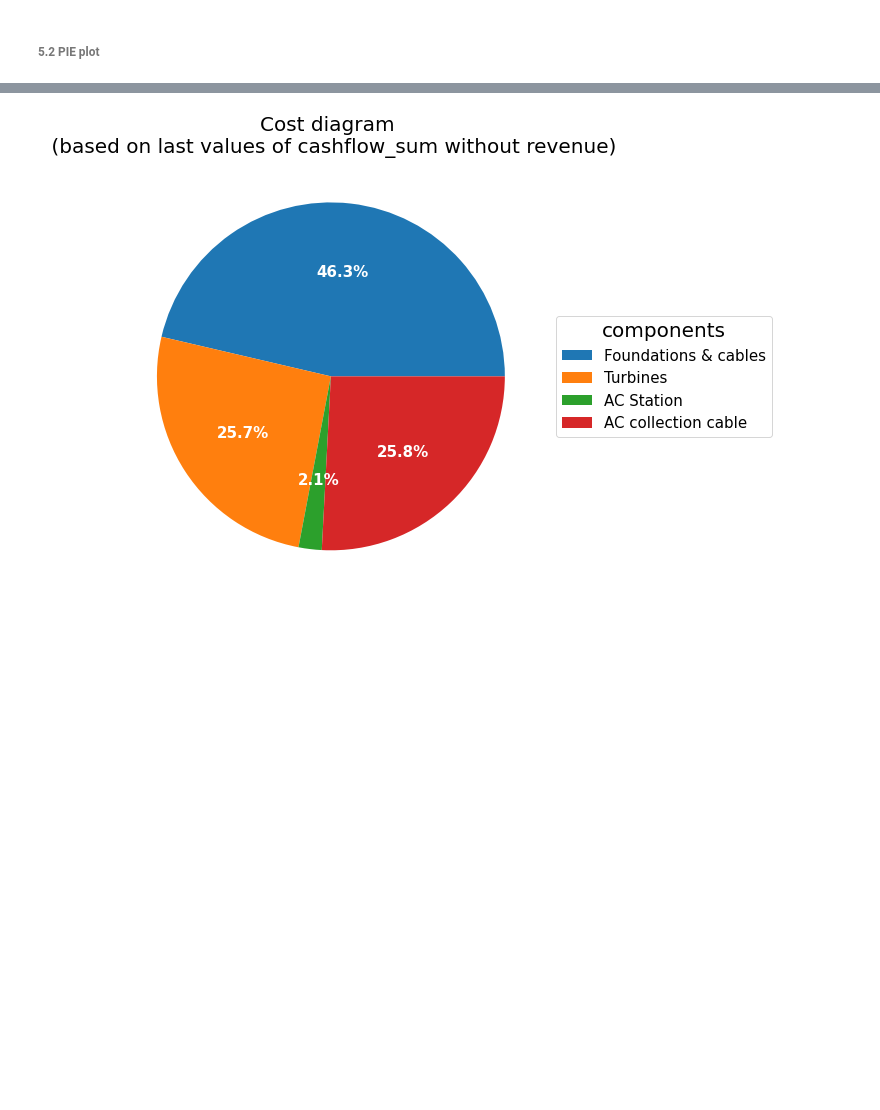
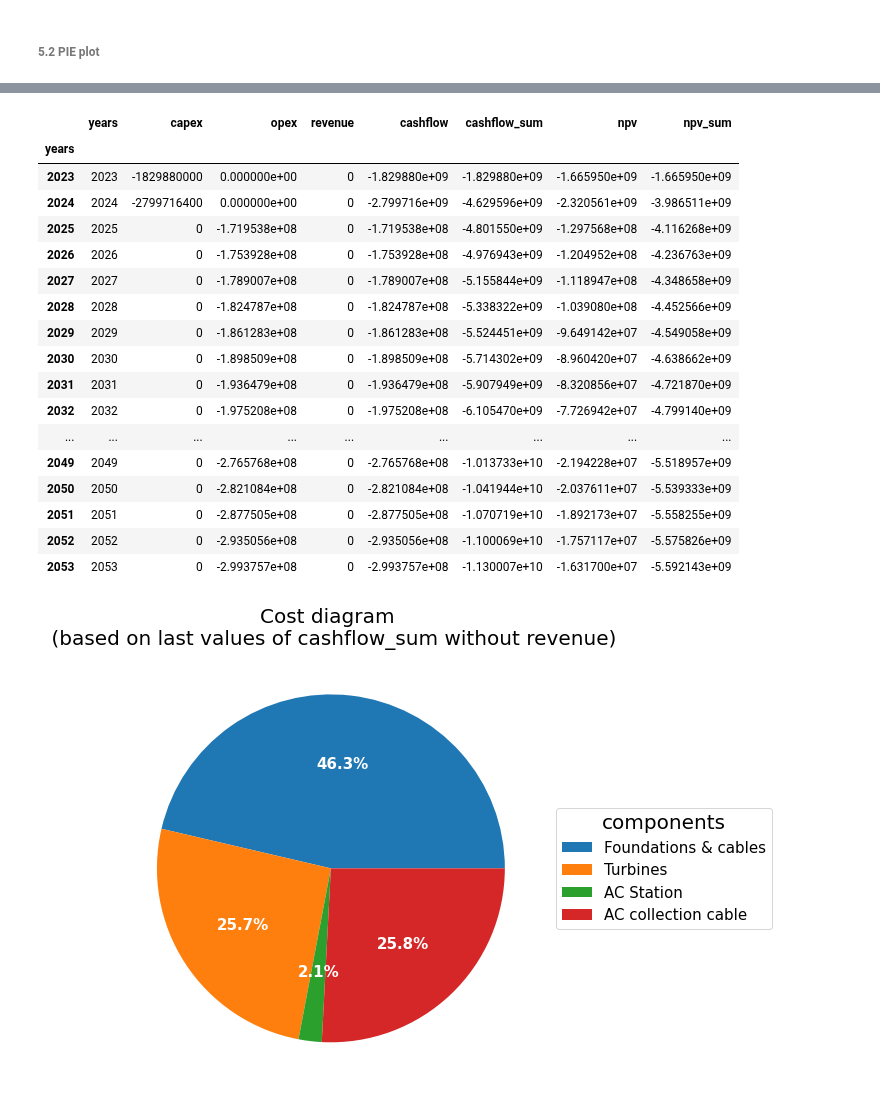
Before and after one commit to VanOord/OpenSCSim, a Jupyter notebook: Case 4B - Offshore windfarm - AC Substation - AC Collection cable.ipynb, the cells around one changed output, grey strips where cells are left out. Drawn from its saved outputs; the diff is of its cells as text; code cells hidden in the pictures; blank space fills up the shorter version.

```diff
--- a/Case 4B - Offshore windfarm - AC Substation - AC Collection cable.ipynb
+++ b/Case 4B - Offshore windfarm - AC Substation - AC Collection cable.ipynb
@@ -214,6 +264,27 @@ Turbine.df_npv = calculate_npv(Turbine.df, 2023, WACC=0.0984)
 Foundation.df_npv = calculate_npv(Foundation.df, 2023, WACC=0.0984)
 ACStation.df_npv = calculate_npv(ACStation.df, 2023, WACC=0.0984)
 ACCollectionCable.df_npv = calculate_npv(ACCollectionCable.df, 2023, WACC=0.0984)
+# %%
+Turbine.df_npv
+# %% [output]
+|  | years | capex | opex | revenue | cashflow | cashflow_sum | npv | npv_sum |
+| years |  |  |  |  |  |  |  |  |
+| 2023 | 2023 | -1829880000 | 0.000000e+00 | 0 | -1.829880e+09 | -1.829880e+09 | -1.665950e+09 | -1.665950e+09 |
+| 2024 | 2024 | -2799716400 | 0.000000e+00 | 0 | -2.799716e+09 | -4.629596e+09 | -2.320561e+09 | -3.986511e+09 |
+| 2025 | 2025 | 0 | -1.719538e+08 | 0 | -1.719538e+08 | -4.801550e+09 | -1.297568e+08 | -4.116268e+09 |
+| 2026 | 2026 | 0 | -1.753928e+08 | 0 | -1.753928e+08 | -4.976943e+09 | -1.204952e+08 | -4.236763e+09 |
+| 2027 | 2027 | 0 | -1.789007e+08 | 0 | -1.789007e+08 | -5.155844e+09 | -1.118947e+08 | -4.348658e+09 |
+| 2028 | 2028 | 0 | -1.824787e+08 | 0 | -1.824787e+08 | -5.338322e+09 | -1.039080e+08 | -4.452566e+09 |
+| 2029 | 2029 | 0 | -1.861283e+08 | 0 | -1.861283e+08 | -5.524451e+09 | -9.649142e+07 | -4.549058e+09 |
+| 2030 | 2030 | 0 | -1.898509e+08 | 0 | -1.898509e+08 | -5.714302e+09 | -8.960420e+07 | -4.638662e+09 |
+| 2031 | 2031 | 0 | -1.936479e+08 | 0 | -1.936479e+08 | -5.907949e+09 | -8.320856e+07 | -4.721870e+09 |
+| 2032 | 2032 | 0 | -1.975208e+08 | 0 | -1.975208e+08 | -6.105470e+09 | -7.726942e+07 | -4.799140e+09 |
+| ... | ... | ... | ... | ... | ... | ... | ... | ... |
+| 2049 | 2049 | 0 | -2.765768e+08 | 0 | -2.765768e+08 | -1.013733e+10 | -2.194228e+07 | -5.518957e+09 |
+| 2050 | 2050 | 0 | -2.821084e+08 | 0 | -2.821084e+08 | -1.041944e+10 | -2.037611e+07 | -5.539333e+09 |
+| 2051 | 2051 | 0 | -2.877505e+08 | 0 | -2.877505e+08 | -1.070719e+10 | -1.892173e+07 | -5.558255e+09 |
+| 2052 | 2052 | 0 | -2.935056e+08 | 0 | -2.935056e+08 | -1.100069e+10 | -1.757117e+07 | -5.575826e+09 |
+| 2053 | 2053 | 0 | -2.993757e+08 | 0 | -2.993757e+08 | -1.130007e+10 | -1.631700e+07 | -5.592143e+09 |
 # %%
 # prepare input for pie plot
 labels = ['Foundations & cables', 'Turbines', 'AC Station', 'AC collection cable']
```
Also changed, not shown: parts of 6 cells of this notebook.
